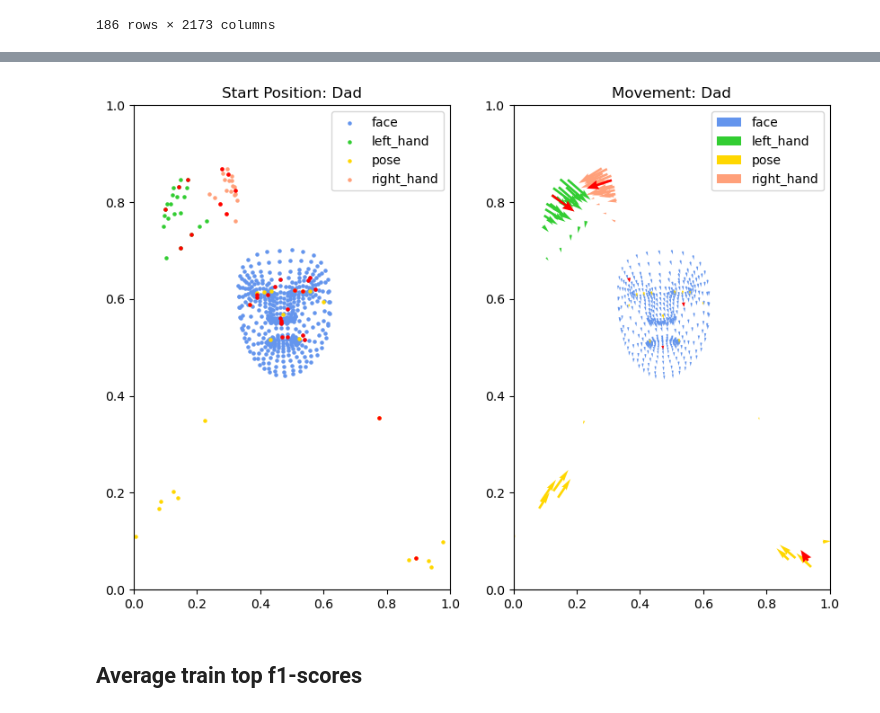
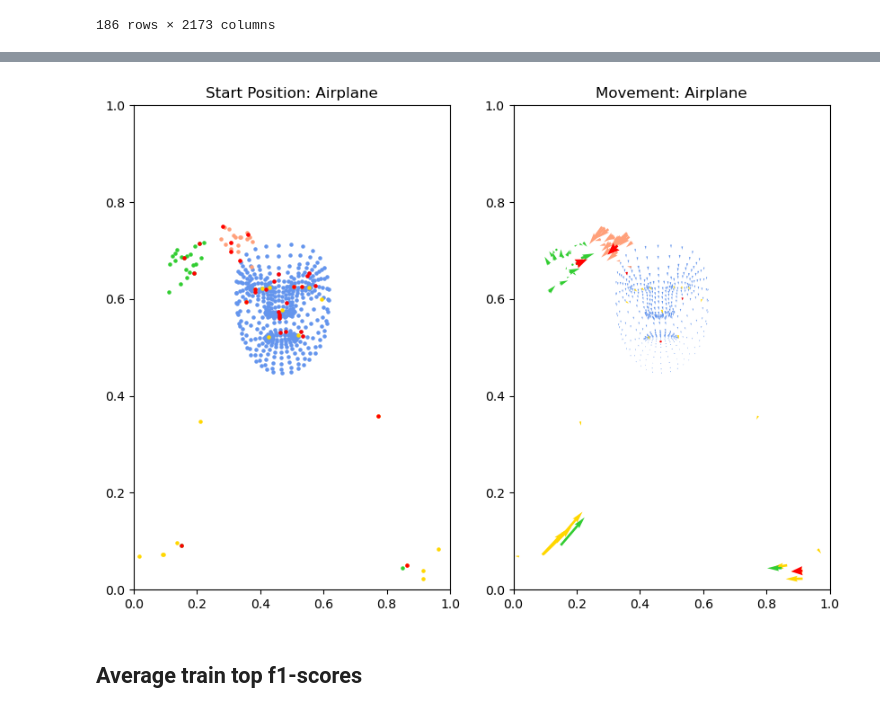
Before and after one commit to alexanderdaffara/AmericanSignLanguage_Classifier, a Jupyter notebook: Graphing.ipynb, the cells around one changed output, grey strips where cells are left out. Drawn from its saved outputs; the diff is of its cells as text; code cells hidden in the pictures.

```diff
--- a/Graphing.ipynb
+++ b/Graphing.ipynb
@@ -71,7 +95,7 @@ hxgb_final_model = XGBClassifier(n_estimators = 300,
                                  predictor='gpu_predictor',
                                  verbosity=3,
                                  random_state=42)
-hxgb_final_model.load_model('models/hxgb_final_smote.model')
+hxgb_final_model.load_model('models/hxgb_final_fitted.model')
 hxgb_pred = hxgb_final_model.predict(X_test)
 display(hxgb_final_model)
 # %% [output]
@@ -244,3 +268,7 @@ dad_test_set
 | 15037 | 0.429739 | 0.406908 | 0.037901 | 0.000705 | 0.464070 | 0.352767 | 0.033425 | 0.004042 | 0.495036 | ... |
 | 15038 | 0.363201 | 0.424311 | 0.025990 | -0.005542 | 0.389758 | 0.361927 | 0.032533 | -0.008745 | 0.416804 | ... |
 186 rows × 2173 columns
+# %%
+yt_df = pd.DataFrame(y_test)
+dad_test = X_test.loc[yt_df.loc[yt_df.sign==85].index]
+dad_test
@@ -246,0 +289,3 @@ dad_test_set
+# %%
+airplane_test = X_test.loc[yt_df.loc[yt_df.sign==8].index]
+airplane_test
@@ -246,0 +306,3 @@ dad_test_set
+# %%
+i = 1
+sorted([[prob,sign] for sign,prob in zip(signs,list(hxgb_final_model.predict_proba(airplane_test.iloc[i:i+1])[0] * 100))], reverse=True)
@@ -247,10 +327,10 @@ dad_test_set
 # %%
 sign_query = 'dad'
-sign_query_res = dataset.loc[dataset.sign == sign_query].drop_duplicates().drop(columns=['sign'])
+sign_query_res = airplane_test
 sign_query_res.rename(columns={old:new for old, new in zip(sign_query_res.columns,col_names_fixed[:-1])}, inplace=True)
 
-colors=['cornflowerblue','limegreen','gold','lightsalmon']
-titles = ['Start Position: Dad', 'Movement: Dad']
+colors=['cornflowerblue','gold','limegreen','lightsalmon']
+titles = ['Start Position: Airplane', 'Movement: Airplane']
 ax_id = {'p':0,'d':1}
 
 cols = list(sign_query_res.columns)
@@ -271,35 +351,34 @@ for type_i, type_keep in enumerate(types):
     X = sign_query_res.drop(columns=[cols[i] for i in range(len(cols)) if px_keep[i] or type_keep[i]]).mean().values
     Y = 1-sign_query_res.drop(columns=[cols[i] for i in range(len(cols)) if py_keep[i] or type_keep[i]]).mean().values
 
     # Directional vectors
     U = sign_query_res.drop(columns=[cols[i] for i in range(len(cols)) if dx_keep[i] or type_keep[i]]).mean().values
     V = -sign_query_res.drop(columns=[cols[i] for i in range(len(cols)) if dy_keep[i] or type_keep[i]]).mean().values
     # Creating plot
     axes[0].scatter(X,Y, c=colors[type_i], label=type_name[type_i],s=5)
     axes[1].quiver(X, Y, U, V, color=colors[type_i], units='xy', scale=.5, headwidth=2.5, label=type_name[type_i])
 
 for idx in top_imp.index:
     feat = top_imp.loc[idx]
     lm_keep = [col.split('_')[1] != str(feat['landmark']) for col in cols]
     X = sign_query_res.drop(columns=[cols[i] for i in range(len(cols)) if px_keep[i] or lm_keep[i]]).mean().values
     Y = 1-sign_query_res.drop(columns=[cols[i] for i in range(len(cols)) if py_keep[i] or lm_keep[i]]).mean().values
     U = sign_query_res.drop(columns=[cols[i] for i in range(len(cols)) if dx_keep[i] or lm_keep[i]]).mean().values
     V = -sign_query_res.drop(columns=[cols[i] for i in range(len(cols)) if dy_keep[i] or lm_keep[i]]).mean().values
     if feat['kinematic'] == 'p':
         axes[ax_id[feat['kinematic']]].scatter(X,Y,c='red', s=5)
     else:
         axes[ax_id[feat['kinematic']]].quiver(X, Y, U, V, color='red', units='xy', scale=.5, headwidth=4)
 
 for i, ax in enumerate(axes):
     # x-lim and y-lim
     ax.set_xlim(0, 1)
     ax.set_ylim(0, 1)
 
     ax.set_title(titles[i])
-    ax.legend()
 plt.show()
 # %% [output]
-[figure, old version]
+[figure, new version]
 # %% [markdown]
 ## Average train top f1-scores
 # %%
```
Also changed, not shown: parts of 7 cells of this notebook, 1 other file.
